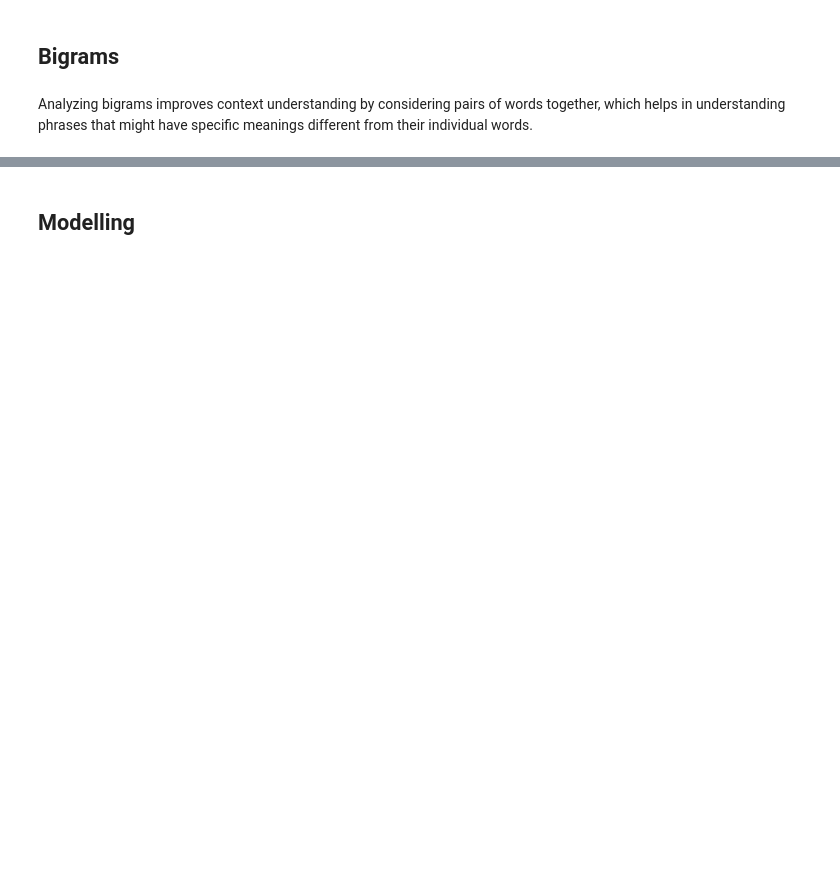
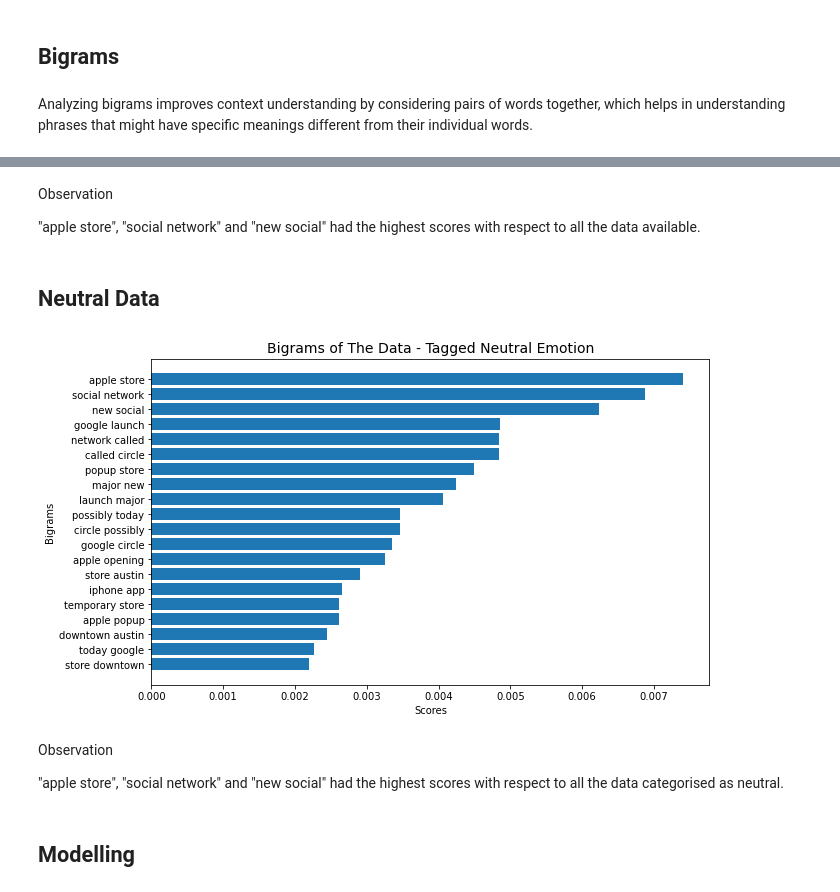
Before and after one commit to George-Chira/twitter-sentiment-analysis, a Jupyter notebook: notebooks/George.ipynb, the cells around one changed output, grey strips where cells are left out. Cells and saved outputs as stored; diff of their text form; code cells hidden in the pictures; blank space fills up the shorter version.

```diff
--- a/notebooks/George.ipynb
+++ b/notebooks/George.ipynb
@@ -729,2 +642,18 @@ bigram_plots()
+# %% [markdown]
+Observation
+
+
+"apple store", "social network" and "new social" had the highest scores with respect to all the data available.
+# %% [markdown]
+## Neutral Data
+# %%
+bigram_plots(sentiment='Neutral emotion', title='Bigrams of The Data - Tagged Neutral Emotion')
+# %% [output]
+[figure, added]
+# %% [markdown]
+Observation
+
+
+"apple store", "social network" and "new social" had the highest scores with respect to all the data categorised as neutral.
 # %% [markdown]
 ## Modelling
```
Also changed, not shown: parts of 24 cells of this notebook.
